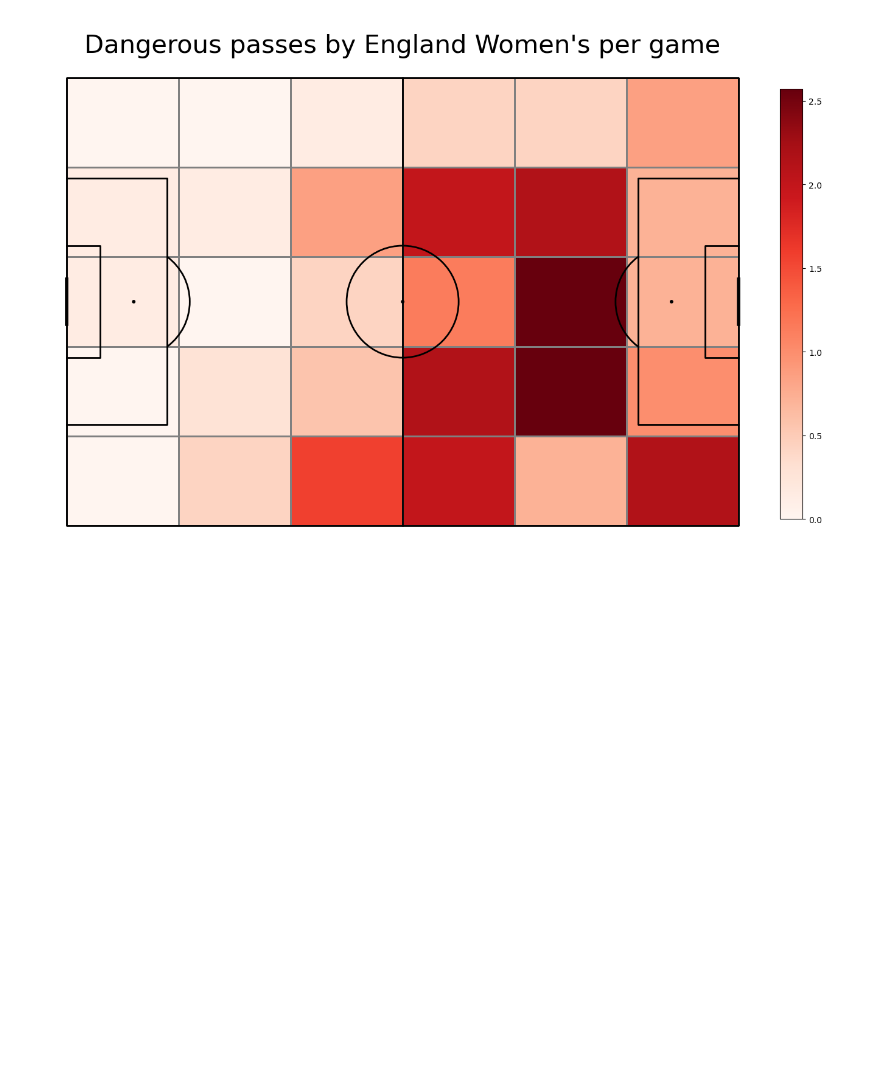
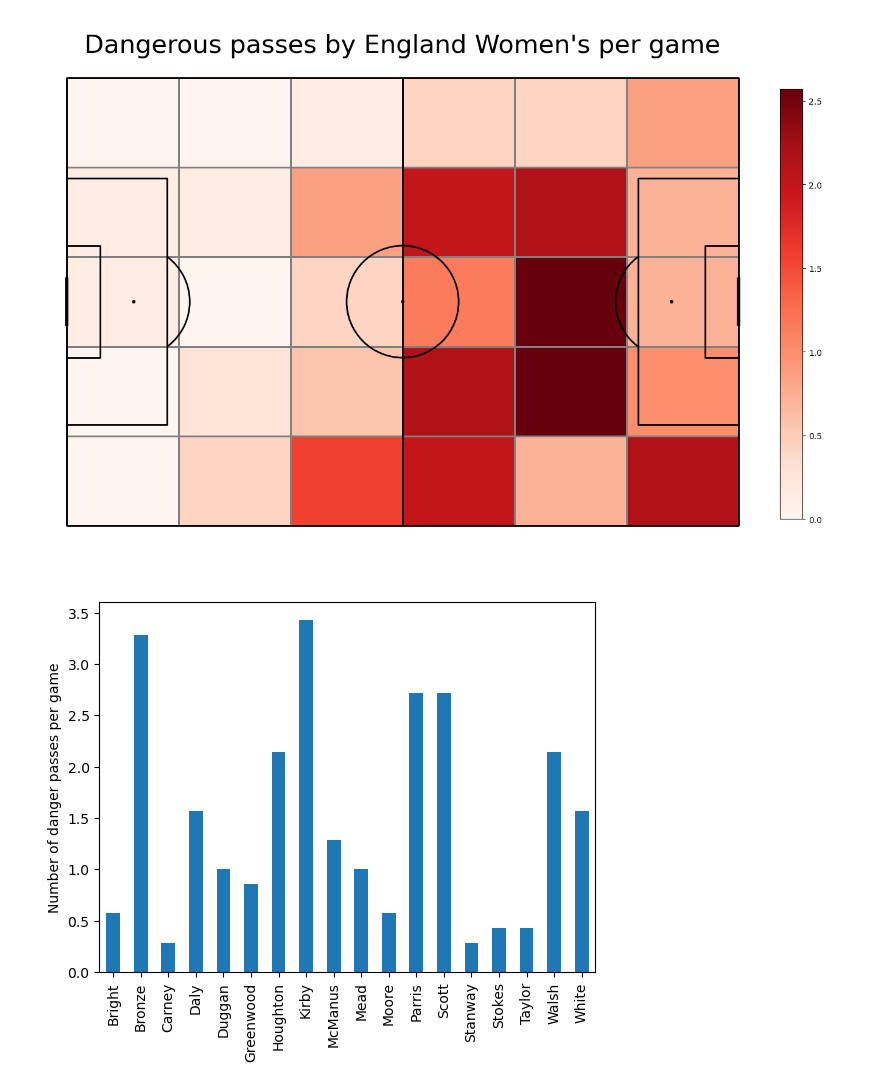
Before and after one commit to MarijnSt/soccermatics, a Jupyter notebook: 1-event-data/1-4-passing-heat-maps.ipynb, the cells around one changed output. Cells and saved outputs as stored; diff of their text form; code cells hidden in the pictures; blank space fills up the shorter version.

Commit message:
1.3 heat maps: create diagram of pass count by player by game

```diff
--- a/1-event-data/1-4-passing-heat-maps.ipynb
+++ b/1-event-data/1-4-passing-heat-maps.ipynb
@@ -105,3 +105,21 @@ fig.suptitle('Dangerous passes by ' + team + " per game", fontsize = 30)
 plt.show()
 # %% [output]
 [figure]
+# %%
+# diagram of most involved players
+
+# only use last names
+dangerous_passes_df['player_name'] = dangerous_passes_df['player_name'].str.split().str[-1]
+
+# count passes by player and normalize by number of games
+pass_count = dangerous_passes_df.groupby('player_name').size() / no_games
+
+# make a histogram
+ax = pass_count.plot.bar(pass_count)
+
+#make legend
+ax.set_xlabel("")
+ax.set_ylabel("Number of danger passes per game")
+plt.show()
+# %% [output]
+[figure, added]
```
